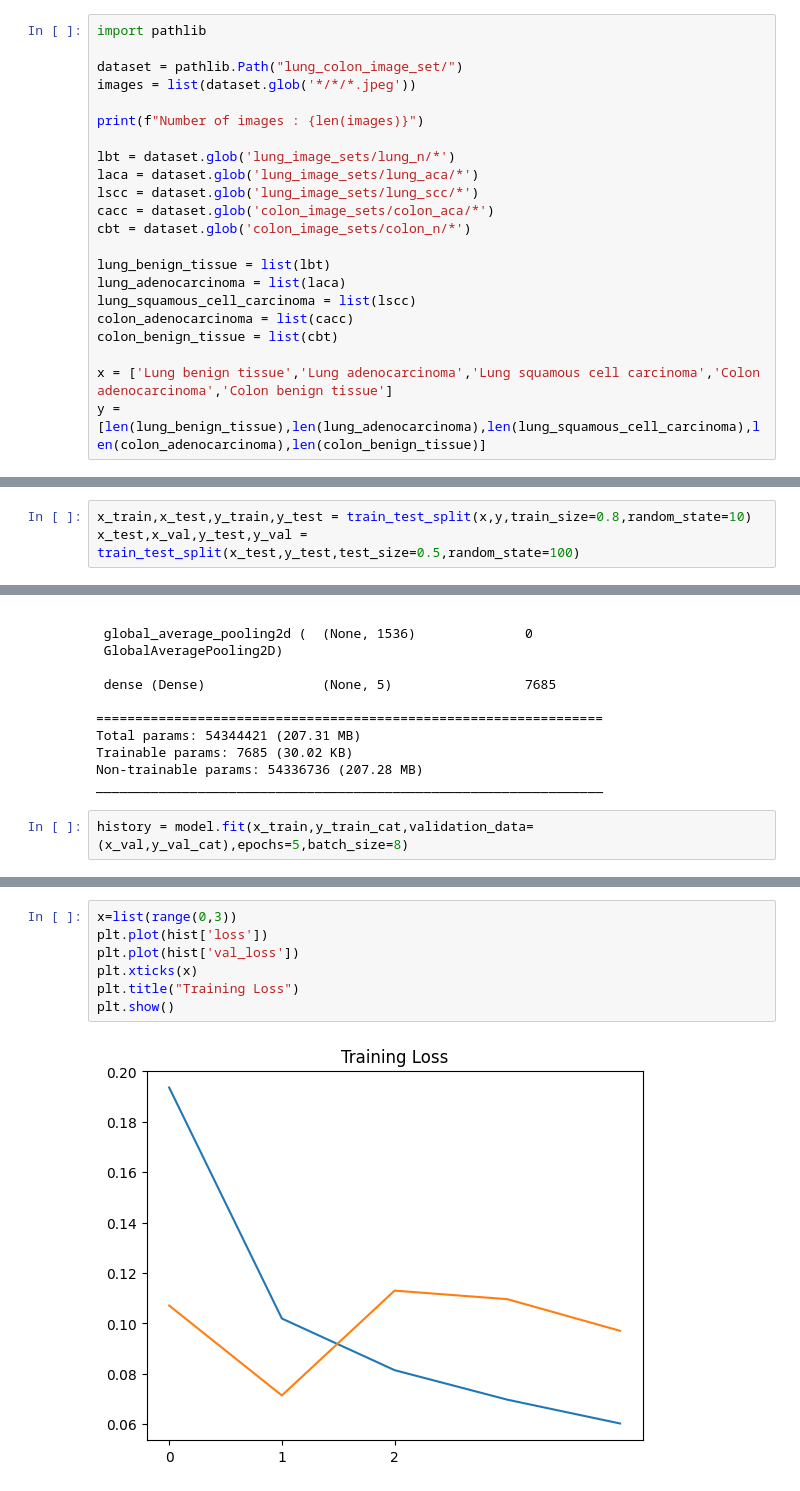
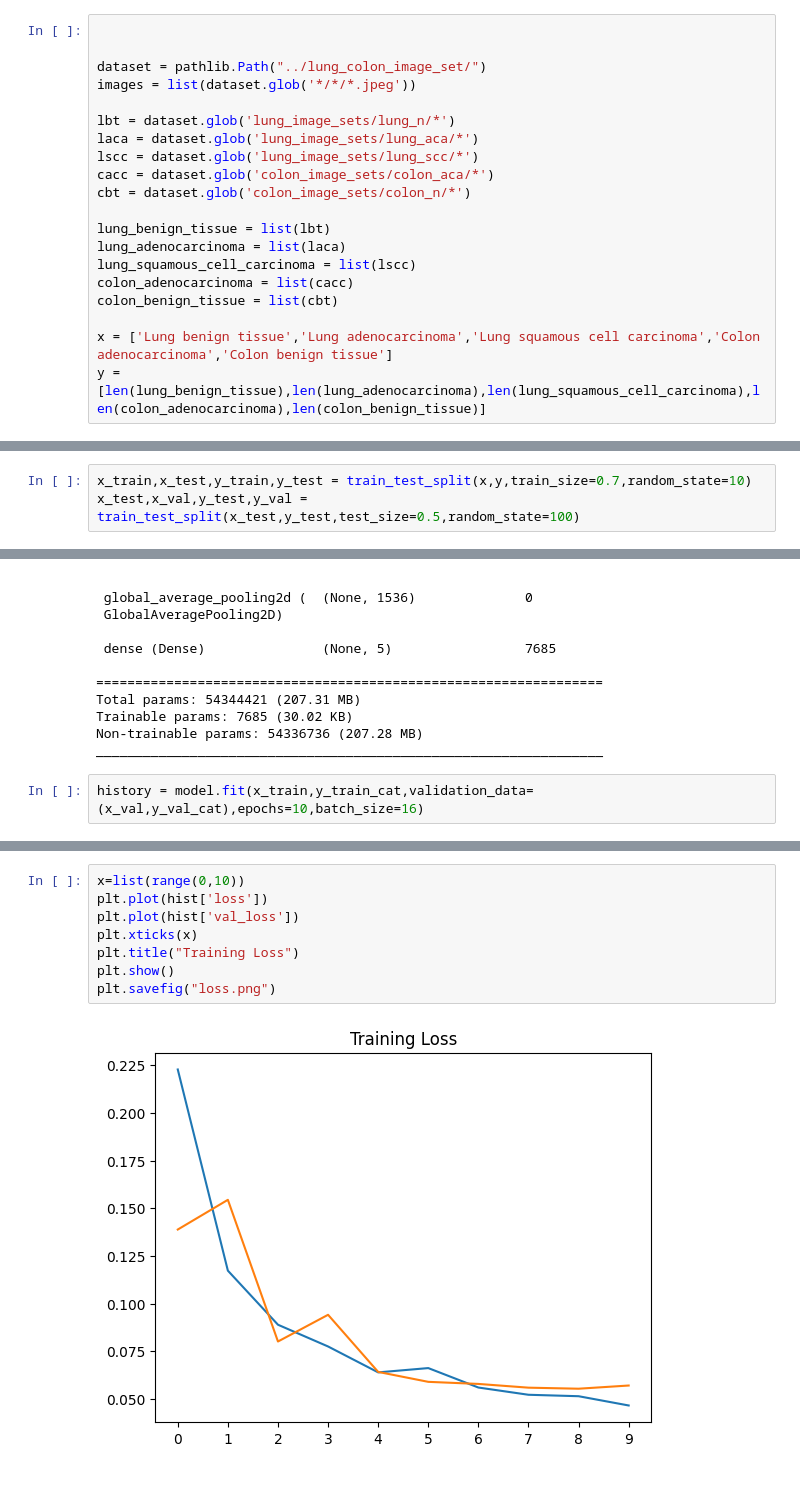
Before and after one commit to abijith-tk/DeepLearning, a Jupyter notebook: InceptionResnetV2/model.ipynb, the cells around one changed output, grey strips where cells are left out. Saved outputs shown, nothing was run; the diff lists cells and outputs as text.

```diff
--- a/InceptionResnetV2/model.ipynb
+++ b/InceptionResnetV2/model.ipynb
@@ -16,10 +23,8 @@ from tqdm import tqdm
 # %%
-import pathlib
 
-dataset = pathlib.Path("lung_colon_image_set/")
+
+dataset = pathlib.Path("../lung_colon_image_set/")
 images = list(dataset.glob('*/*/*.jpeg'))
-
-print(f"Number of images : {len(images)}")
 
 lbt = dataset.glob('lung_image_sets/lung_n/*')
 laca = dataset.glob('lung_image_sets/lung_aca/*')
@@ -69,3 +117,3 @@ y = np.array(y)
 # %%
-x_train,x_test,y_train,y_test = train_test_split(x,y,train_size=0.8,random_state=10)
+x_train,x_test,y_train,y_test = train_test_split(x,y,train_size=0.7,random_state=10)
 x_test,x_val,y_test,y_val = train_test_split(x_test,y_test,test_size=0.5,random_state=100)
@@ -105,5 +159,5 @@ Trainable params: 7685 (30.02 KB)
 Non-trainable params: 54336736 (207.28 MB)
 _________________________________________________________________
 # %%
-history = model.fit(x_train,y_train_cat,validation_data=(x_val,y_val_cat),epochs=5,batch_size=8)
+history = model.fit(x_train,y_train_cat,validation_data=(x_val,y_val_cat),epochs=10,batch_size=16)
 # %% [output]
@@ -136,9 +216,10 @@ plt.show()
 # %%
-x=list(range(0,3))
+x=list(range(0,10))
 plt.plot(hist['loss'])
 plt.plot(hist['val_loss'])
 plt.xticks(x)
 plt.title("Training Loss")
 plt.show()
+plt.savefig("loss.png")
 # %% [output]
-[figure, old version]
+[figure, new version]
```
Also changed, not shown: parts of 21 cells of this notebook, 1 other file.
